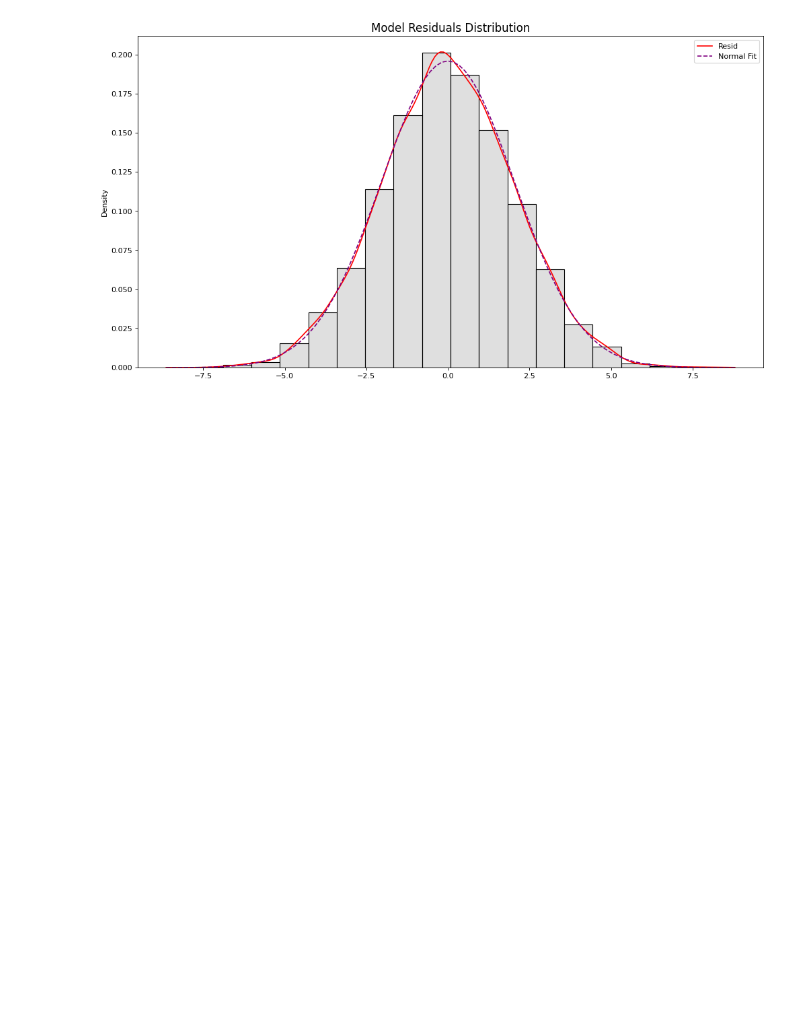
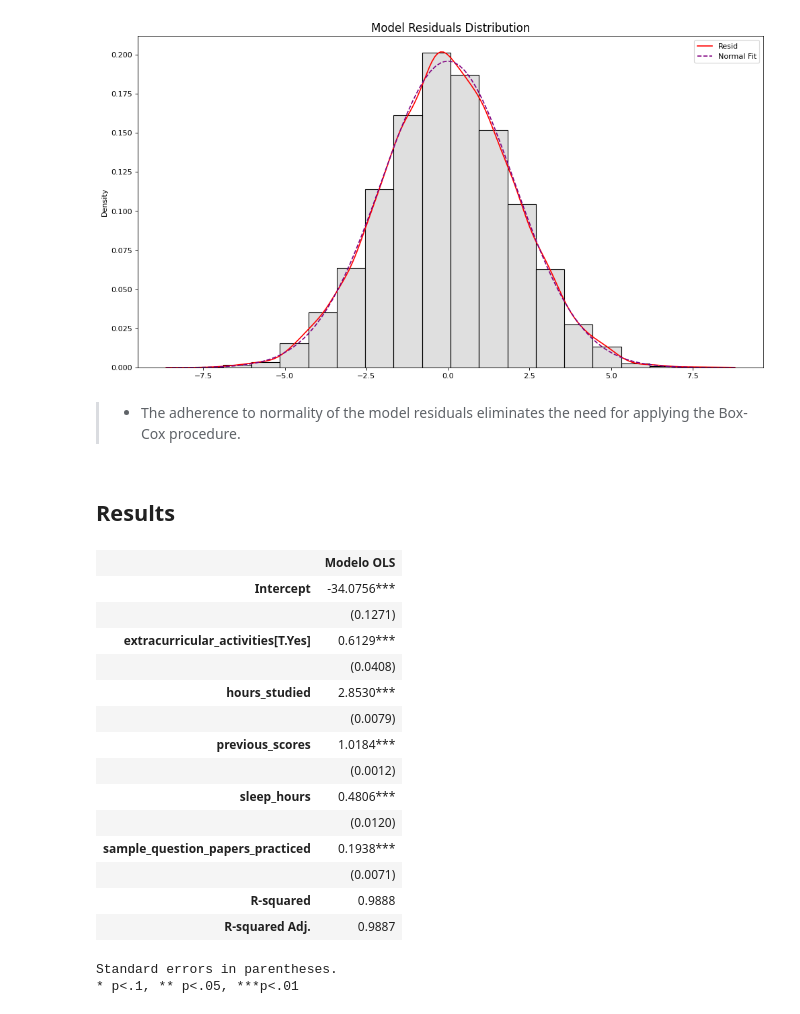
Before and after one commit to dan-teixeira/data-science, a Jupyter notebook: student_performance/student_performance.ipynb, the cells around one changed output. Drawn from its saved outputs; the diff is of its cells as text; code cells hidden in the pictures; blank space fills up the shorter version.

```diff
--- a/student_performance/student_performance.ipynb
+++ b/student_performance/student_performance.ipynb
@@ -165,3 +206,32 @@ plt.title("Model Residuals Distribution", size=15)
 # %% [output]
 Text(0.5, 1.0, 'Model Residuals Distribution')
 [figure]
+# %% [markdown]
+> * The adherence to normality of the model residuals eliminates the need for applying the Box-Cox procedure.
+# %% [markdown]
+## Results
+# %%
+summary_col(
+    results=[model],
+    model_names=["Modelo OLS"],
+    stars=True,
+    include_r2=True
+)
+# %% [output]
+|  | Modelo OLS |
+| Intercept | -34.0756*** |
+|  | (0.1271) |
+| extracurricular_activities[T.Yes] | 0.6129*** |
+|  | (0.0408) |
+| hours_studied | 2.8530*** |
+|  | (0.0079) |
+| previous_scores | 1.0184*** |
+|  | (0.0012) |
+| sleep_hours | 0.4806*** |
+|  | (0.0120) |
+| sample_question_papers_practiced | 0.1938*** |
+|  | (0.0071) |
+| R-squared | 0.9888 |
+| R-squared Adj. | 0.9887 |
+Standard errors in parentheses.
+* p<.1, ** p<.05, ***p<.01
```
Also changed, not shown: parts of 6 cells of this notebook.
